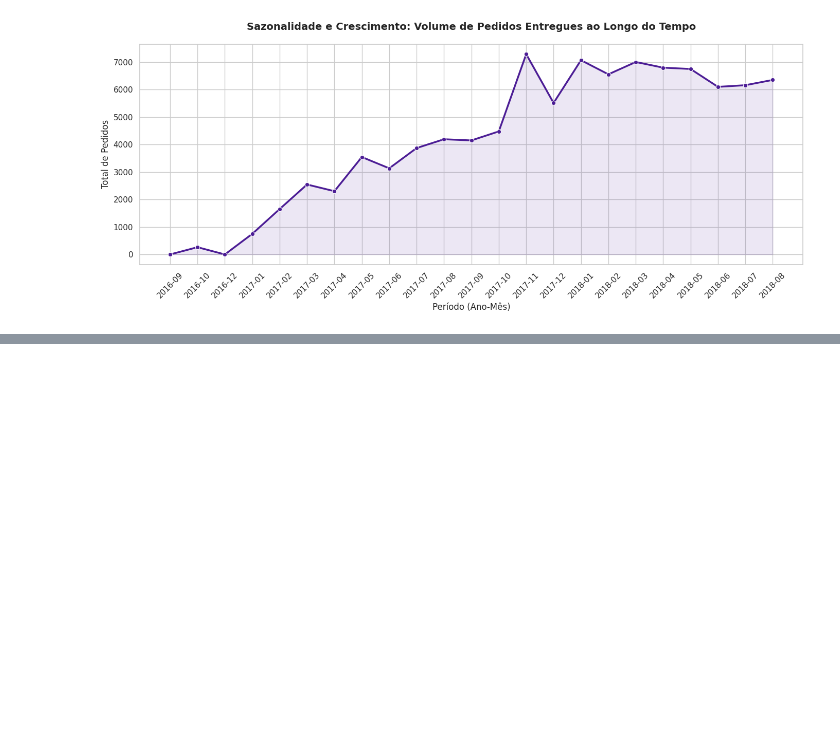
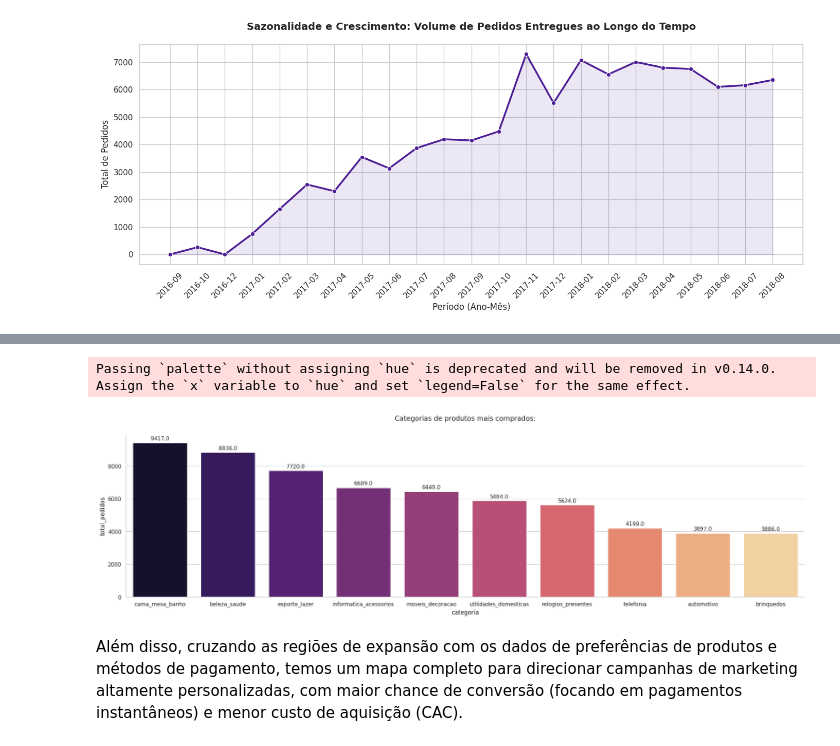
Before and after one commit to LarissaCns/Analise-Olist-Ecommerce, a Jupyter notebook: analises.ipynb, the cells around one changed output, grey strips where cells are left out. Saved outputs shown, nothing was run; the diff lists cells and outputs as text; code cells hidden in the pictures; blank space fills up the shorter version.

```diff
--- a/analises.ipynb
+++ b/analises.ipynb
@@ -692,0 +736,19 @@ plt.show()
+# %%
+df_products_bruto.head()
+df_order_items_bruto.head()
+
+query_analise_produtos = """
+    SELECT
+        p.product_category_name AS categoria,
+        COUNT(DISTINCT oi.order_id) AS total_pedidos,
+        SUM(oi.price) AS receita_total
+    FROM df_order_items_bruto AS oi
+    INNER JOIN df_products_bruto AS p
+        ON oi.product_id = p.product_id
+    GROUP BY p.product_category_name
+    ORDER BY total_pedidos DESC
+    LIMIT 10
+"""
+df_analise_produtos = duckdb.query(query_analise_produtos).df()
+display(df_analise_produtos.head(10))
+display(df_analise_produtos.info())
@@ -692,0 +778,16 @@ plt.show()
+# %%
+plt.figure(figsize=(25,6))
+ax = sns.barplot(x='categoria', y='total_pedidos', data=df_analise_produtos, palette='magma')
+
+plt.title('Categorias de produtos mais comprados:', fontsize=14, pad=30)
+
+for container in ax.containers:
+    ax.bar_label(container, fmt='%.1f', padding=3, fontsize=11)
+
+sns.despine()
+plt.show()
+# %% [output]
+Passing `palette` without assigning `hue` is deprecated and will be removed in v0.14.0. Assign the `x` variable to `hue` and set `legend=False` for the same effect.
+[figure, added]
+# %% [markdown]
+Além disso, cruzando as regiões de expansão com os dados de preferências de produtos e métodos de pagamento, temos um mapa completo para direcionar campanhas de marketing altamente personalizadas, com maior chance de conversão (focando em pagamentos instantâneos) e menor custo de aquisição (CAC).
```
Also changed, not shown: parts of 7 cells of this notebook.
